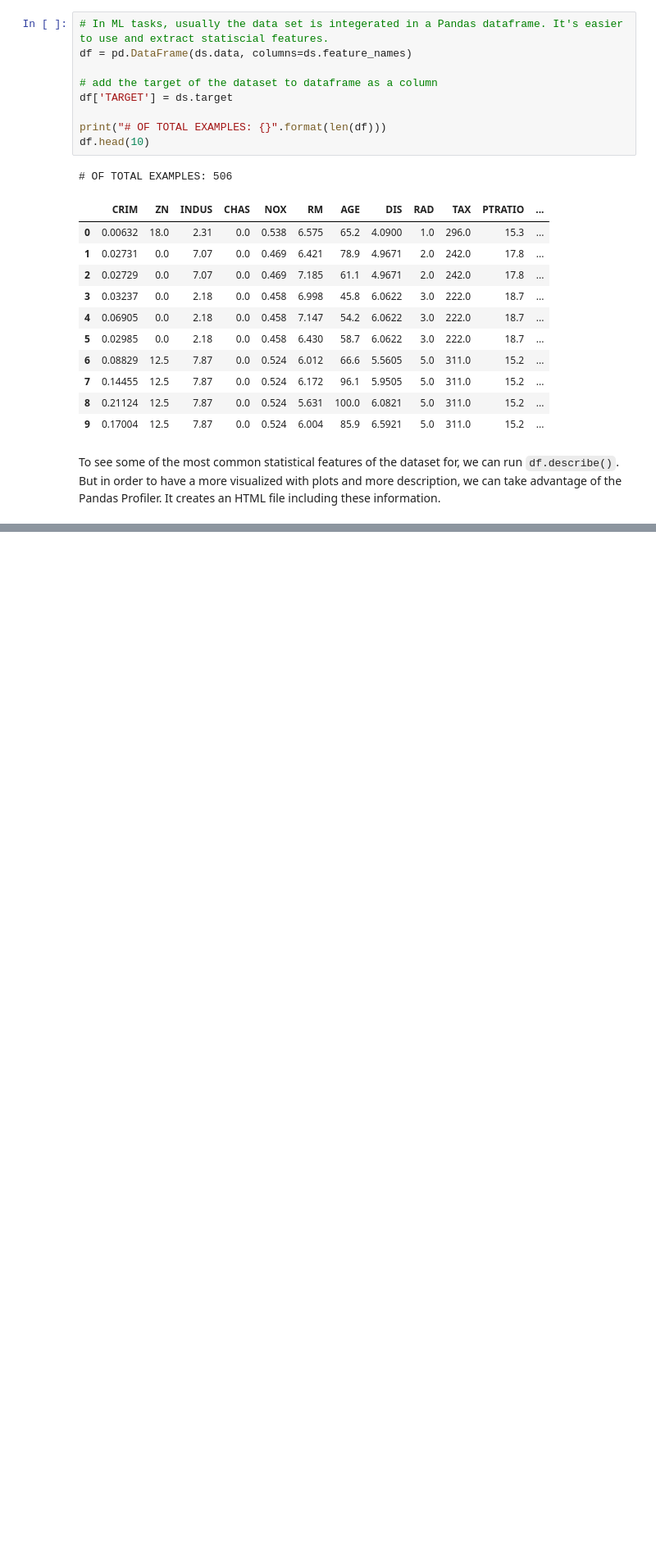
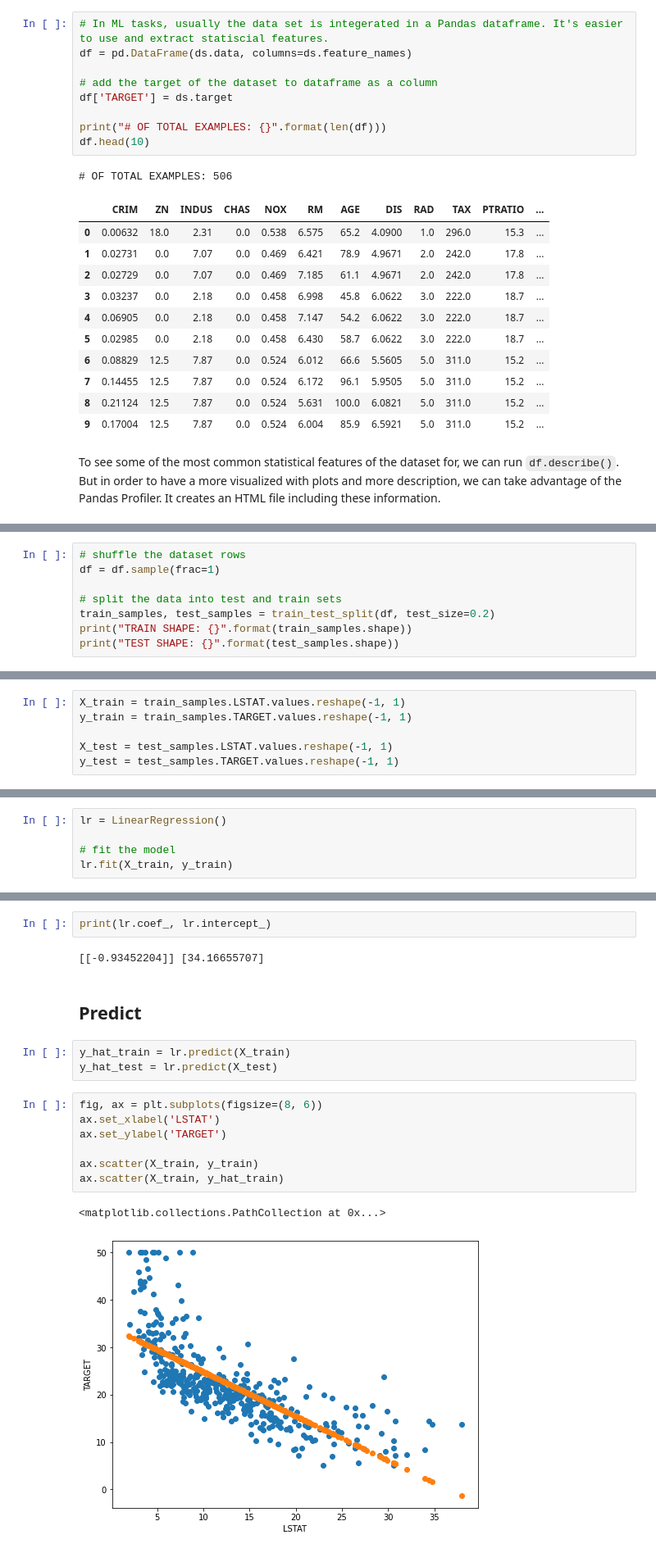
Before and after one commit to mohammadhashemii/ML-RahnemaCollege, a Jupyter notebook: Week-2/LinearRegression.ipynb, the cells around one changed output, grey strips where cells are left out. Shown at 82% size. Saved outputs shown, nothing was run; the diff lists cells and outputs as text; blank space fills up the shorter version.

Commit message:
feat: linear regression for boston dataset added

```diff
--- a/Week-2/LinearRegression.ipynb
+++ b/Week-2/LinearRegression.ipynb
@@ -95,0 +97,8 @@ pandas_profiling.profile_report.ProfileReport
+# %%
+# shuffle the dataset rows
+df = df.sample(frac=1)
+
+# split the data into test and train sets
+train_samples, test_samples = train_test_split(df, test_size=0.2)
+print("TRAIN SHAPE: {}".format(train_samples.shape))
+print("TEST SHAPE: {}".format(test_samples.shape))
@@ -95,0 +108,6 @@ pandas_profiling.profile_report.ProfileReport
+# %%
+X_train = train_samples.LSTAT.values.reshape(-1, 1)
+y_train = train_samples.TARGET.values.reshape(-1, 1)
+
+X_test = test_samples.LSTAT.values.reshape(-1, 1)
+y_test = test_samples.TARGET.values.reshape(-1, 1)
@@ -95,0 +117,5 @@ pandas_profiling.profile_report.ProfileReport
+# %%
+lr = LinearRegression()
+
+# fit the model
+lr.fit(X_train, y_train)
@@ -95,0 +126,19 @@ pandas_profiling.profile_report.ProfileReport
+# %%
+print(lr.coef_, lr.intercept_)
+# %% [output]
+[[-0.93452204]] [34.16655707]
+# %% [markdown]
+## Predict
+# %%
+y_hat_train = lr.predict(X_train)
+y_hat_test = lr.predict(X_test)
+# %%
+fig, ax = plt.subplots(figsize=(8, 6))
+ax.set_xlabel('LSTAT')
+ax.set_ylabel('TARGET')
+
+ax.scatter(X_train, y_train)
+ax.scatter(X_train, y_hat_train)
+# %% [output]
+<matplotlib.collections.PathCollection at 0x...>
+[figure, added]
```
Also changed, not shown: parts of 9 cells of this notebook.
